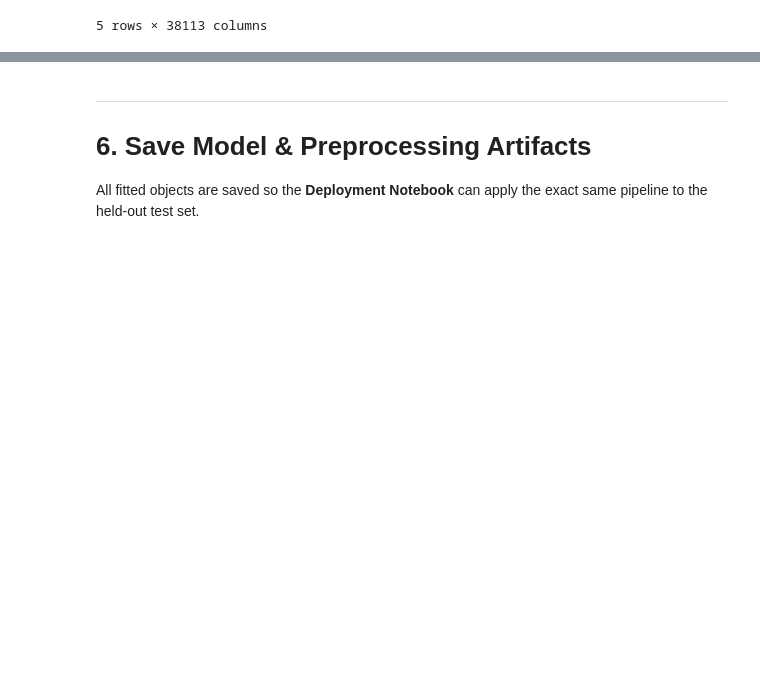
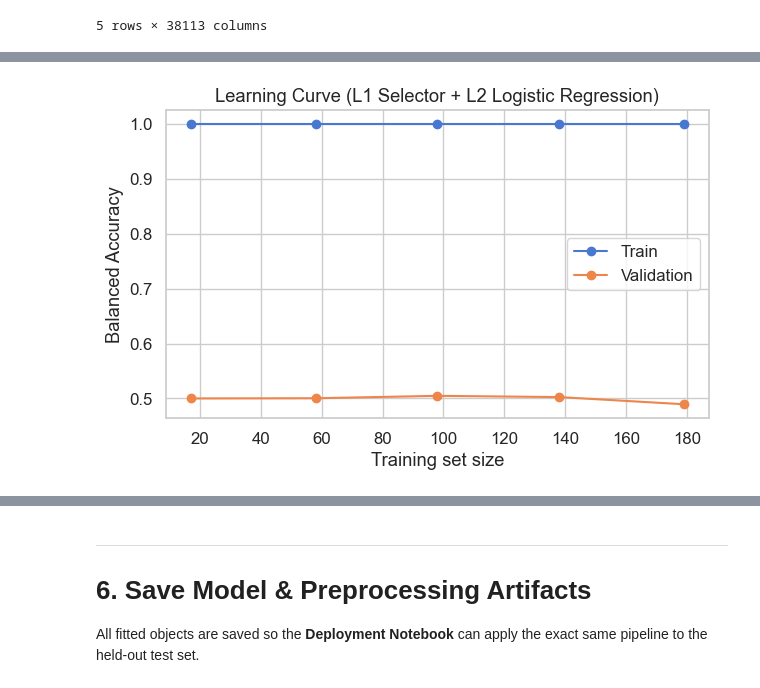
Before and after one commit to trinhthechuong/Hackathon_DIGPHAT, a Jupyter notebook: My_Model_Devepmemt.ipynb, the cells around one changed output, grey strips where cells are left out. Cells and saved outputs as stored; diff of their text form; code cells hidden in the pictures; blank space fills up the shorter version.

```diff
--- a/My_Model_Devepmemt.ipynb
+++ b/My_Model_Devepmemt.ipynb
@@ -432,0 +487,18 @@ display(df_train_all.head())
+# %%
+X_train_all = df_train_all.drop(columns=['Patient_ID', 'Response'])
+y_train = df_train_all['Response']
+
+cv = RepeatedStratifiedKFold(n_splits=5, n_repeats=3, random_state=RANDOM_STATE)
+scoring = {
+    'roc_auc':   'roc_auc',
+    'pr_auc':   'average_precision',
+    'bal_acc':   'balanced_accuracy',
+    'f1':        'f1',
+    'mcc':       'matthews_corrcoef',
+}
+
+logit = LogisticRegression(penalty='l2', max_iter=2000, random_state=RANDOM_STATE)
+for score in scoring.values():
+    # Note we use X_train_final here instead of X_train_sel so feature selection happens inside CV
+    cv_res = cross_val_score(logit, X_train_all, y_train, cv=cv, scoring=score, n_jobs=-1)
+    print(f"{score:25s}  {cv_res.mean():.3f}±{cv_res.std():.3f}")
@@ -432,0 +515,15 @@ display(df_train_all.head())
+# %%
+# ── 6.3  Learning curves ──────────────────────────────────────────────────────
+fig, ax = plt.subplots(figsize=(7, 4))
+train_sizes, train_scores, val_scores = learning_curve(
+    pipeline, X_train_all, y_train, cv=cv, scoring='balanced_accuracy',
+    n_jobs=-1, random_state=RANDOM_STATE)
+
+ax.plot(train_sizes, train_scores.mean(axis=1), 'o-', label='Train')
+ax.plot(train_sizes, val_scores.mean(axis=1), 'o-', label='Validation')
+ax.set_xlabel('Training set size'); ax.set_ylabel('Balanced Accuracy')
+ax.legend()
+plt.title('Learning Curve (L1 Selector + L2 Logistic Regression)')
+plt.show()
+# %% [output]
+[figure, added]
```
Also changed, not shown: parts of 27 cells of this notebook, 4 other files.
